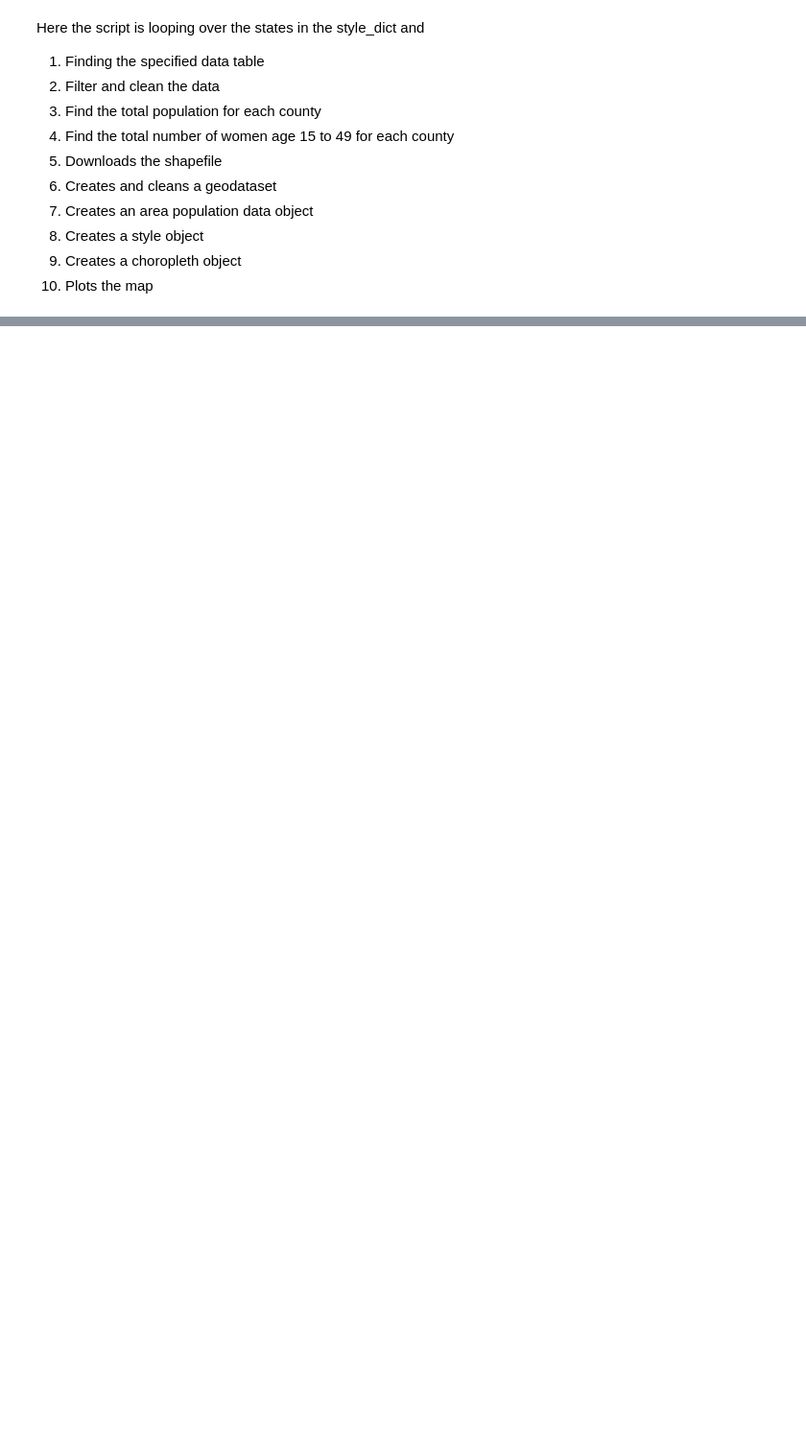
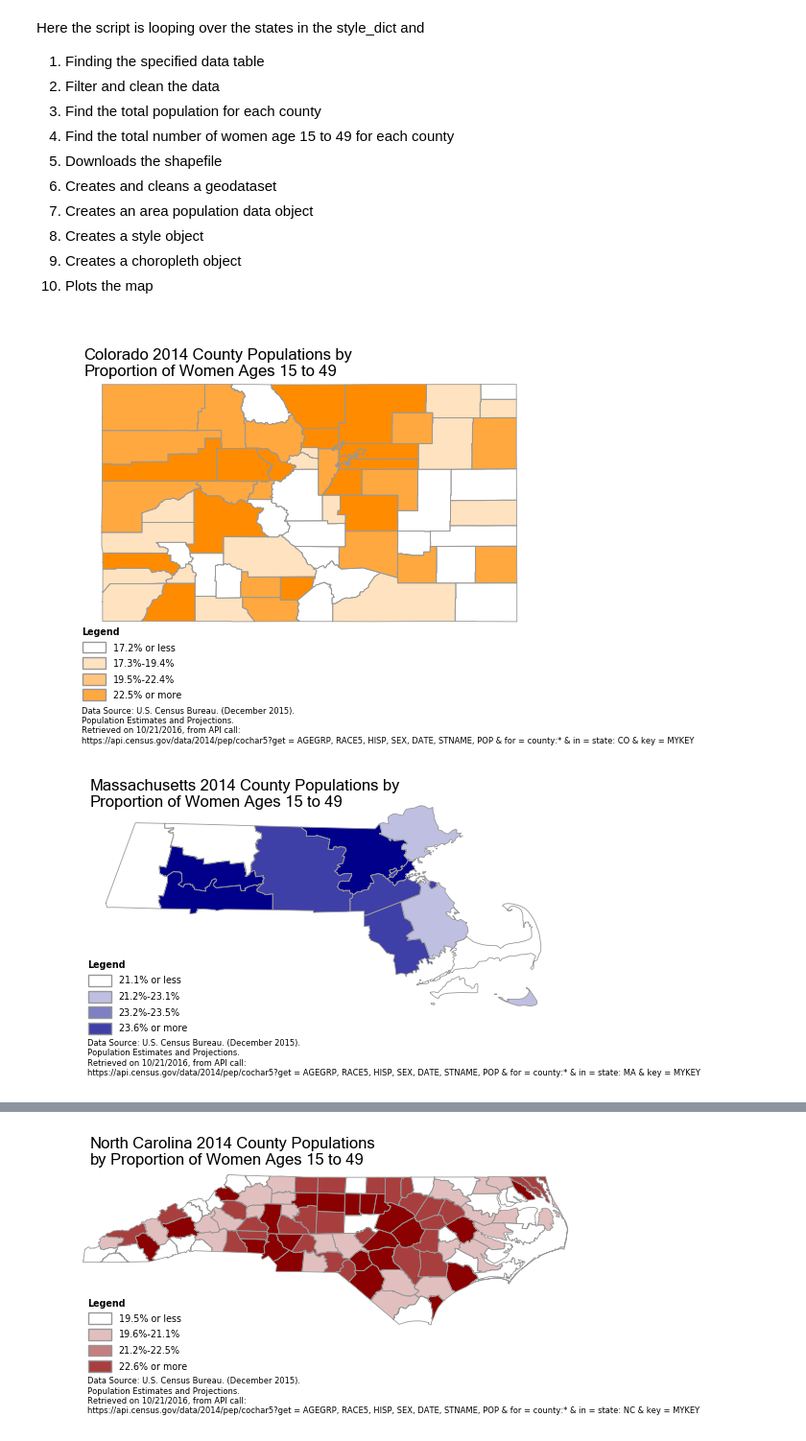
Before and after one commit to rasquith/choroshape, a Jupyter notebook: examples/example_maps.ipynb, the cells around one changed output, grey strips where cells are left out. Shown at 96% size. Saved outputs shown, nothing was run; the diff lists cells and outputs as text; code cells hidden in the pictures; blank space fills up the shorter version.

```diff
--- a/examples/example_maps.ipynb
+++ b/examples/example_maps.ipynb
@@ -78,7 +80,7 @@ for state in states:
     df = census_call(url)
 
     # Filter and clean the data
-    df = fix_FIPS(df, 'county', 'state')
+    df = cshp.fix_FIPS(df, 'county', 'state')
     df['POP'] = df['POP'].str.strip().astype(int)
     df = df[df['DATE'] == '6']  # filter to 2014
 
@@ -100,40 +102,43 @@ for state in states:
     df['ratio'] = df['female_15_to_49'].astype(float)/df['POP']
 
     # Download the shapefile info for the state
-    remotezip = urllib.urlopen('http://www2.census.gov/geo/tiger/' +\
+    remotezip = urlopen('http://www2.census.gov/geo/tiger/' +\
                                'GENZ2014/shp/cb_2014_us_county_500k.zip')
     zipinmemory = io.BytesIO(remotezip.read())
     z = zipfile.ZipFile(zipinmemory)
     fn_path = os.path.normpath('%sshapefiles/' % OUTPATH)
     z.extractall(fn_path)
     bordersfn = os.path.join(fn_path, 'cb_2014_us_county_500k.shp')
 
     # Creates a geodataframe
     geodf = gpd.GeoDataFrame.from_file(bordersfn)
     geodf = (geodf[geodf['STATEFP'] == state_fips])
-    geodf = fix_FIPS(geodf, 'COUNTYFP', 'STATEFP')
+    geodf = cshp.fix_FIPS(geodf, 'COUNTYFP', 'STATEFP')
 
     # Footnote for the map
     footnote = 'Data Source: U.S. Census Bureau. (December 2015).\n    ' +\
                'Population Estimates and Projections.\n    ' +\
                'Retrieved on %s, from API call:\n    ' % TODAY +\
                'https://api.census.gov/data/2014/pep/cochar5?get = AGEGRP, ' +\
                'RACE5, HISP, SEX, DATE, STNAME, POP & for = county:*' +\
                ' & in = state: % s & key = MYKEY' % state
 
     # Creates a dataset object using the Choroshape defaults
-    apd = choroshape.AreaPopDataset(df, geodf, 'FIPS', 'FIPS',
+    apd = cshp.AreaPopDataset(df, geodf, 'FIPS', 'FIPS',
                          cat_col='ratio',
                          footnote=footnote,
                          cat_name=state + '_Female_15_to_49',
                          title=state_name + ' 2014 County Populations by Proportion of Women Ages 15 to 49',
                          percent_format=True)
 
     # Creates a chstyle object
     chstyle = style_dict[state]
 
     # Creates the map
-    chmap = choroshape.Choropleth(apd, chstyle, None, OUTPATH, True, True)
+    chmap = cshp.Choropleth(apd, chstyle, None, OUTPATH, True, True)
 
 #     Plots the map
     chmap.plot()
+# %% [output]
+[figure, added]
+[figure, added]
@@ -139,0 +147 @@ for state in states:
+[figure, added]
```
Also changed, not shown: parts of 3 cells of this notebook, 1 other file.
